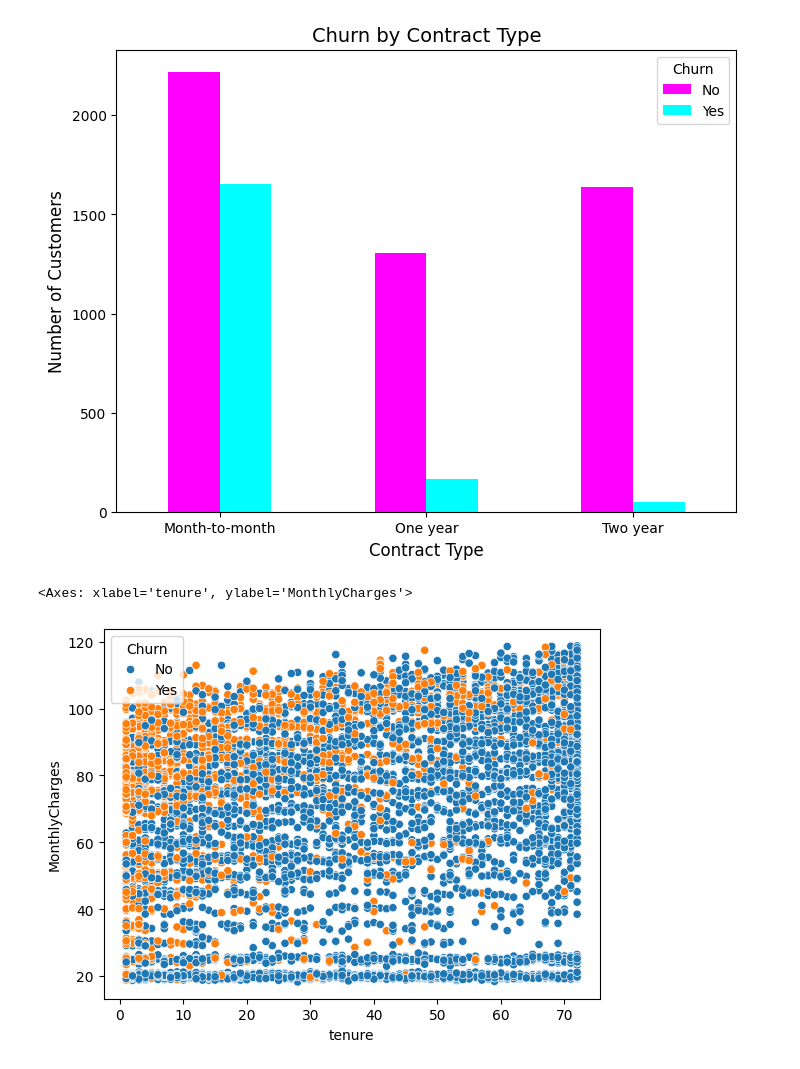
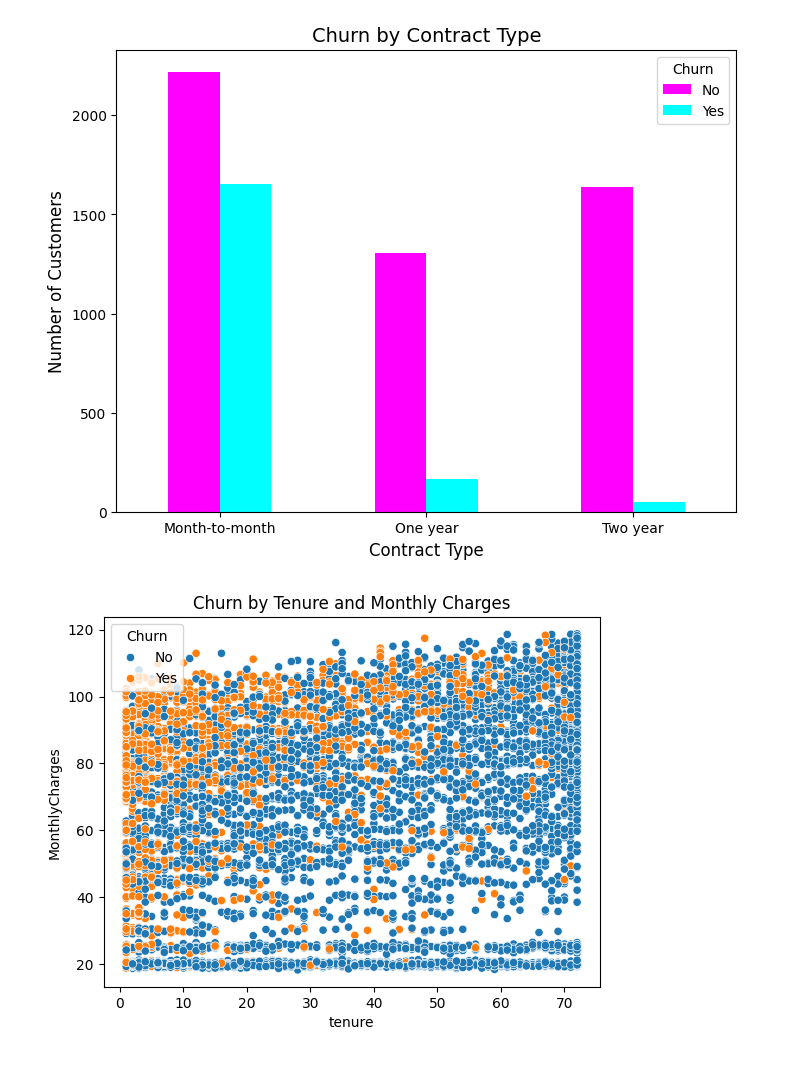
Before and after one commit to TFlanDev/customer-churn-analysis, a Jupyter notebook: notebooks/churn_analysis_model.ipynb, the cells around one changed output. Drawn from its saved outputs; the diff is of its cells as text; code cells hidden in the pictures.

```diff
--- a/notebooks/churn_analysis_model.ipynb
+++ b/notebooks/churn_analysis_model.ipynb
@@ -117,6 +118,7 @@ plt.show()
 # %%
 #https://seaborn.pydata.org/generated/seaborn.scatterplot.html
 sns.scatterplot(data = df, x = 'tenure', y = 'MonthlyCharges', hue = 'Churn')
+plt.title('Churn by Tenure and Monthly Charges')
+plt.show()
 # %% [output]
-<Axes: xlabel='tenure', ylabel='MonthlyCharges'>
-[figure, old version]
+[figure, new version]
```
Also changed, not shown: parts of 2 cells of this notebook.
